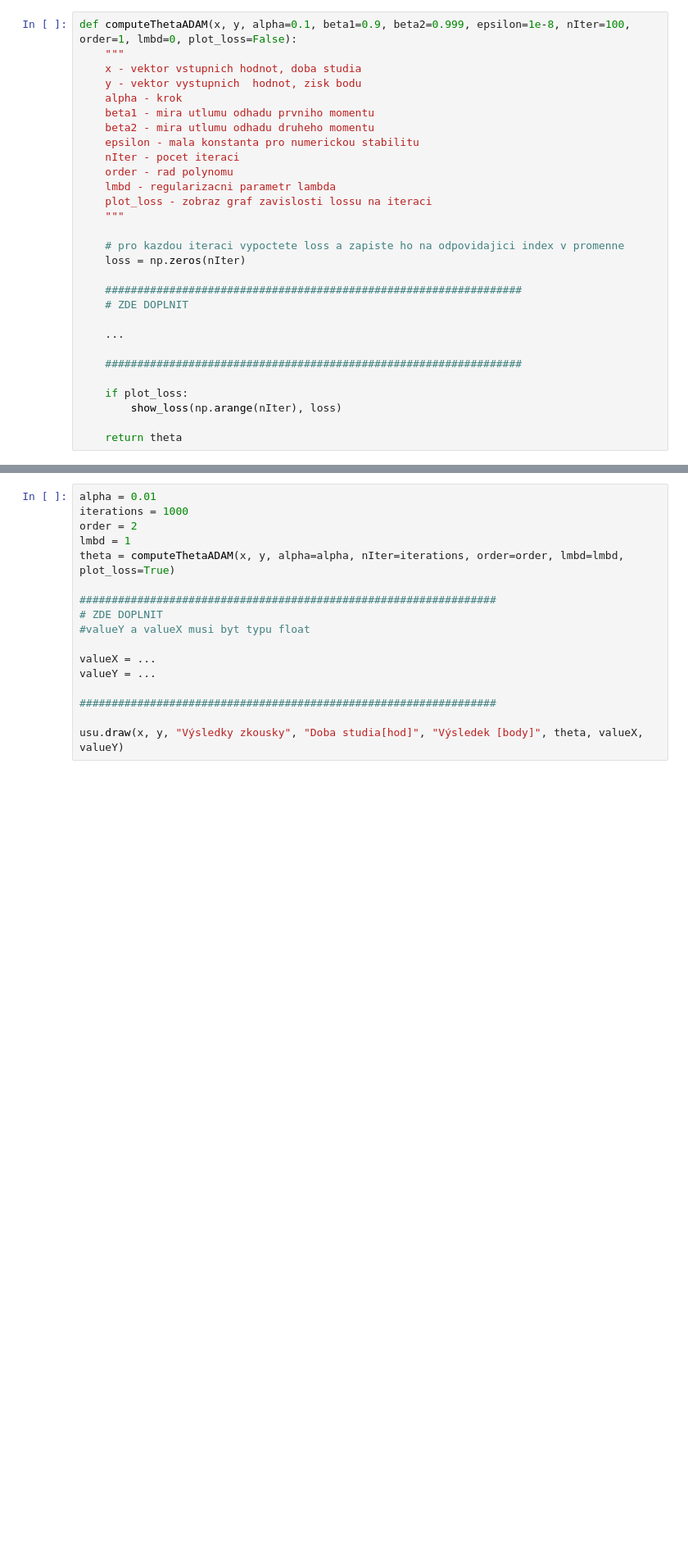
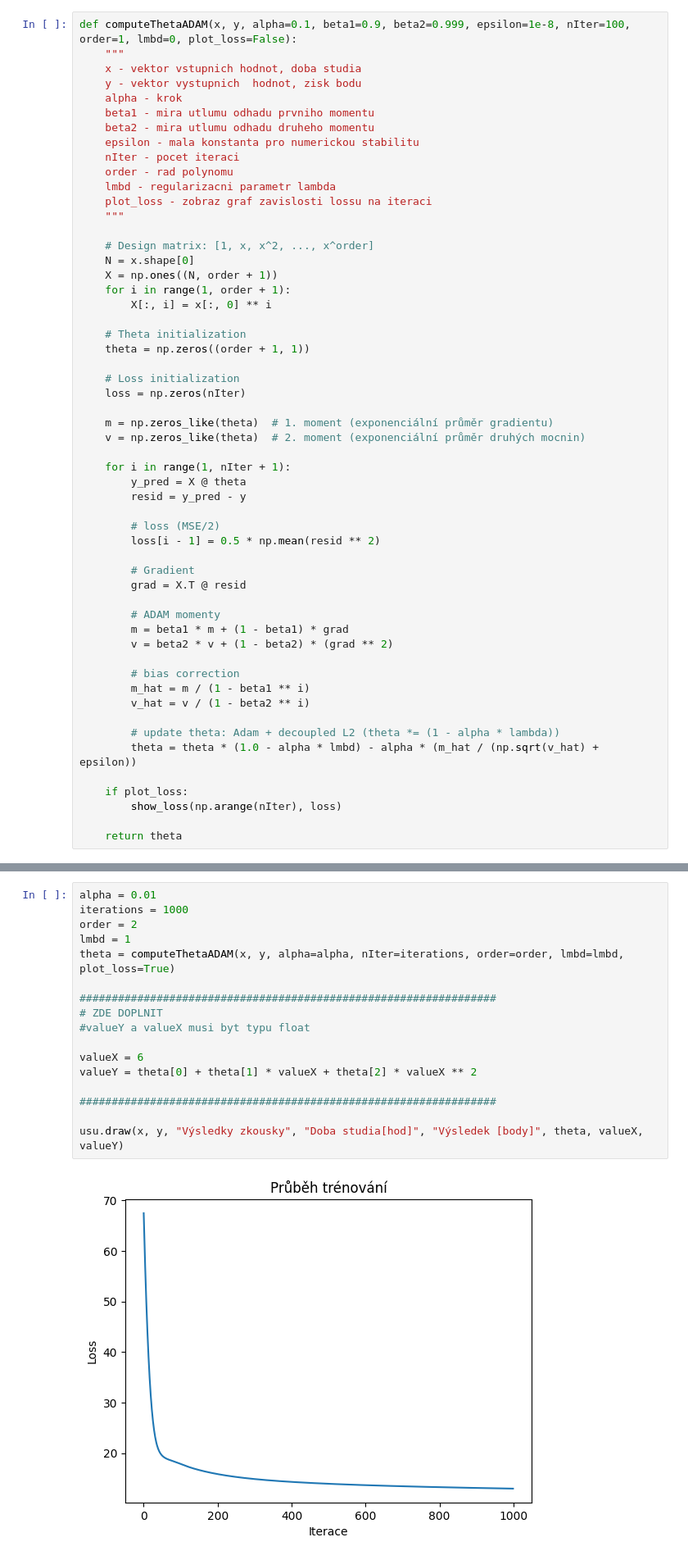
Before and after one commit to lilianluca/vsu2025, a Jupyter notebook: 03_LR_GD_ADAM.ipynb, the cells around one changed output, grey strips where cells are left out. Shown: that part at 82% size. Drawn from its saved outputs; the diff is of its cells as text; blank space fills up the shorter version.

```diff
--- a/03_LR_GD_ADAM.ipynb
+++ b/03_LR_GD_ADAM.ipynb
@@ -196,15 +237,41 @@ def computeThetaADAM(x, y, alpha=0.1, beta1=0.9, beta2=0.999, epsilon=1e-8, nIte
     plot_loss - zobraz graf zavislosti lossu na iteraci
     """
 
-    # pro kazdou iteraci vypoctete loss a zapiste ho na odpovidajici index v promenne
+    # Design matrix: [1, x, x^2, ..., x^order]
+    N = x.shape[0]
+    X = np.ones((N, order + 1))
+    for i in range(1, order + 1):
+        X[:, i] = x[:, 0] ** i
+
+    # Theta initialization
+    theta = np.zeros((order + 1, 1))
+
+    # Loss initialization
     loss = np.zeros(nIter)
 
-    #################################################################
-    # ZDE DOPLNIT
+    m = np.zeros_like(theta)  # 1. moment (exponenciální průměr gradientu)
+    v = np.zeros_like(theta)  # 2. moment (exponenciální průměr druhých mocnin)
 
-    ...
+    for i in range(1, nIter + 1):
+        y_pred = X @ theta
+        resid = y_pred - y
 
-    #################################################################
+        # loss (MSE/2)
+        loss[i - 1] = 0.5 * np.mean(resid ** 2)
+
+        # Gradient
+        grad = X.T @ resid
+
+        # ADAM momenty
+        m = beta1 * m + (1 - beta1) * grad
+        v = beta2 * v + (1 - beta2) * (grad ** 2)
+
+        # bias correction
+        m_hat = m / (1 - beta1 ** i)
+        v_hat = v / (1 - beta2 ** i)
+
+        # update theta: Adam + decoupled L2 (theta *= (1 - alpha * lambda))
+        theta = theta * (1.0 - alpha * lmbd) - alpha * (m_hat / (np.sqrt(v_hat) + epsilon))
 
     if plot_loss:
         show_loss(np.arange(nIter), loss)
@@ -227,17 +297,19 @@ Výhody metody ADAM se typicky projevují až na složitějších datasetech.
 # %%
 alpha = 0.01
 iterations = 1000
 order = 2
 lmbd = 1
 theta = computeThetaADAM(x, y, alpha=alpha, nIter=iterations, order=order, lmbd=lmbd, plot_loss=True)
 
 #################################################################
 # ZDE DOPLNIT
 #valueY a valueX musi byt typu float
 
-valueX = ...
-valueY = ...
+valueX = 6
+valueY = theta[0] + theta[1] * valueX + theta[2] * valueX ** 2
 
 #################################################################
 
 usu.draw(x, y, "Výsledky zkousky", "Doba studia[hod]", "Výsledek [body]", theta, valueX, valueY)
+# %% [output]
+[figure, added]
```
Also changed, not shown: parts of 11 cells of this notebook.
